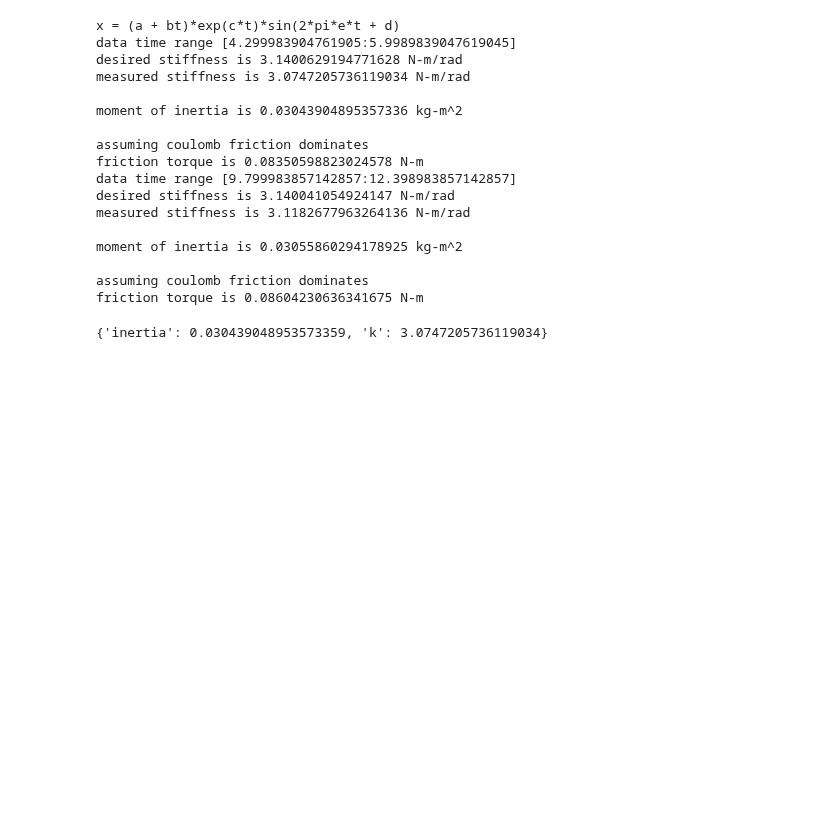
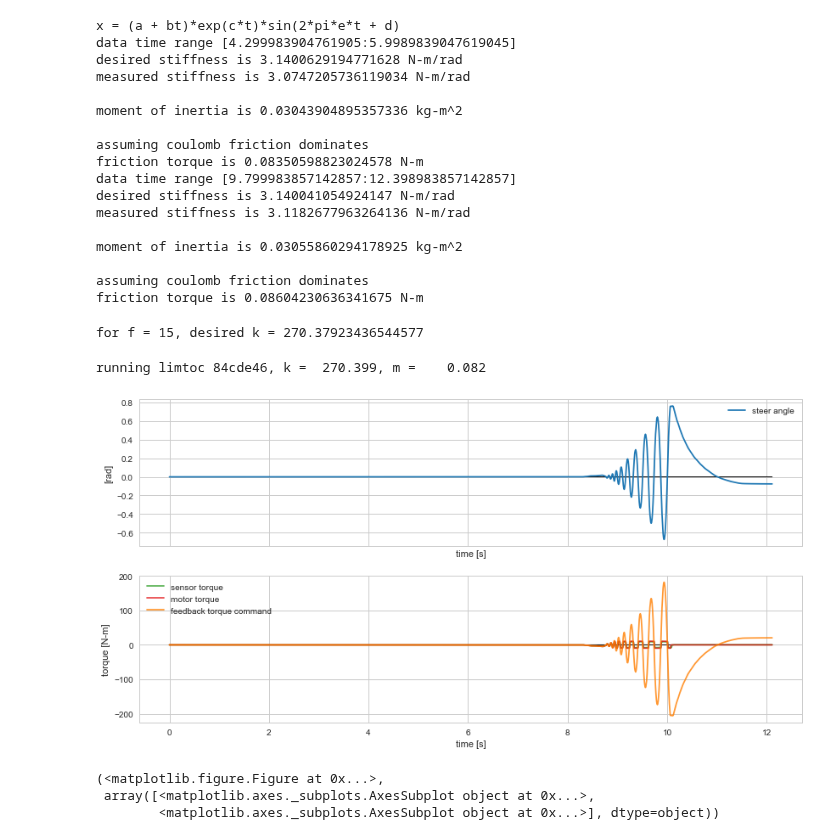
Before and after one commit to oliverlee/phobos, a Jupyter notebook: projects/limtoc/plot_stiffness_damping.ipynb, the cells around one changed output. Saved outputs shown, nothing was run; the diff lists cells and outputs as text; code cells hidden in the pictures; blank space fills up the shorter version.

```diff
--- a/projects/limtoc/plot_stiffness_damping.ipynb
+++ b/projects/limtoc/plot_stiffness_damping.ipynb
@@ -72,6 +72,15 @@ friction torque is 0.08604230636341675 N-m
 params[0]
 f = 15
 k = (2*np.pi*f)**2 * params[0]['inertia']
-print('for f = {}, desired k = ')
+print('for f = {}, desired k = {}'.format(f, k))
 # %% [output]
-{'inertia': 0.030439048953573359, 'k': 3.0747205736119034}
+for f = 15, desired k = 270.37923436544577
+# %%
+data = load_log('k270m_.log.gz')
+plot_log(data)
+# %% [output]
+running limtoc 84cde46, k =  270.399, m =    0.082
+[figure, added]
+(<matplotlib.figure.Figure at 0x...>,
+ array([<matplotlib.axes._subplots.AxesSubplot object at 0x...>,
+        <matplotlib.axes._subplots.AxesSubplot object at 0x...>], dtype=object))
```
Also changed, not shown: parts of 2 cells of this notebook, 11 other files.
